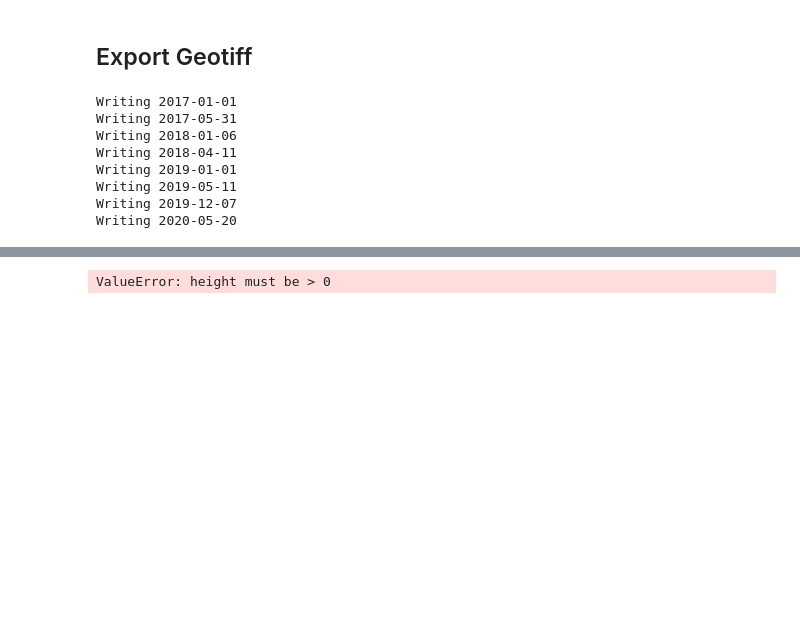
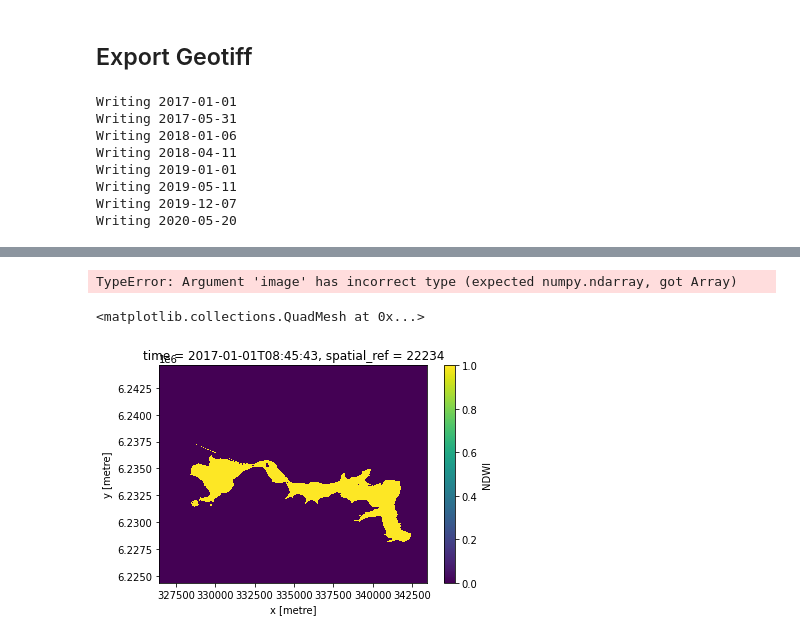
Before and after one commit to AdrianKriger/deafrica-sandbox-notebooks, a Jupyter notebook: Real_world_examples/WaterDetect_DamMonitoring.ipynb, the cells around one changed output, grey strips where cells are left out. Drawn from its saved outputs; the diff is of its cells as text; code cells hidden in the pictures; blank space fills up the shorter version.

```diff
--- a/Real_world_examples/WaterDetect_DamMonitoring.ipynb
+++ b/Real_world_examples/WaterDetect_DamMonitoring.ipynb
@@ -373,14 +398,20 @@ Writing 2020-05-20
 # %%
 ##Work in progress
-# %%
-Thee_Extent_2017_2020 = xr_vectorize(da=waterarea,
-                                     crs=ds_sen2.crs,
-                                     #transform=ds_sen2.transform,
-                                     transform=ds_sen2.geobox.transform
-                                     #transform=Affine(10.0, 0.0, 326460.0, 0.0, -10.0, 6244600.0)#,
-                                     #mask=waterarea.values==0)
-                                    )
-
-Thee_Extent_2017_2020.head()
-# %% [output]
-ValueError: height must be > 0
+# %%
+water = ds_waterarea.NDWI > 0.1
+
+#Do one... write a for_loop later
+Thee_Extent_2017_2020 = xr_vectorize(da=water[0],
+                                     crs=ds_waterarea.crs,
+                                     transform=ds_waterarea.geobox.transform
+                                    )
+
+Thee_Extent_2017_2020.head()
+# %% [output]
+TypeError: Argument 'image' has incorrect type (expected numpy.ndarray, got Array)
+# %%
+#check
+water[0].plot()
+# %% [output]
+<matplotlib.collections.QuadMesh at 0x...>
+[figure, added]
```
Also changed, not shown: parts of 15 cells of this notebook.
